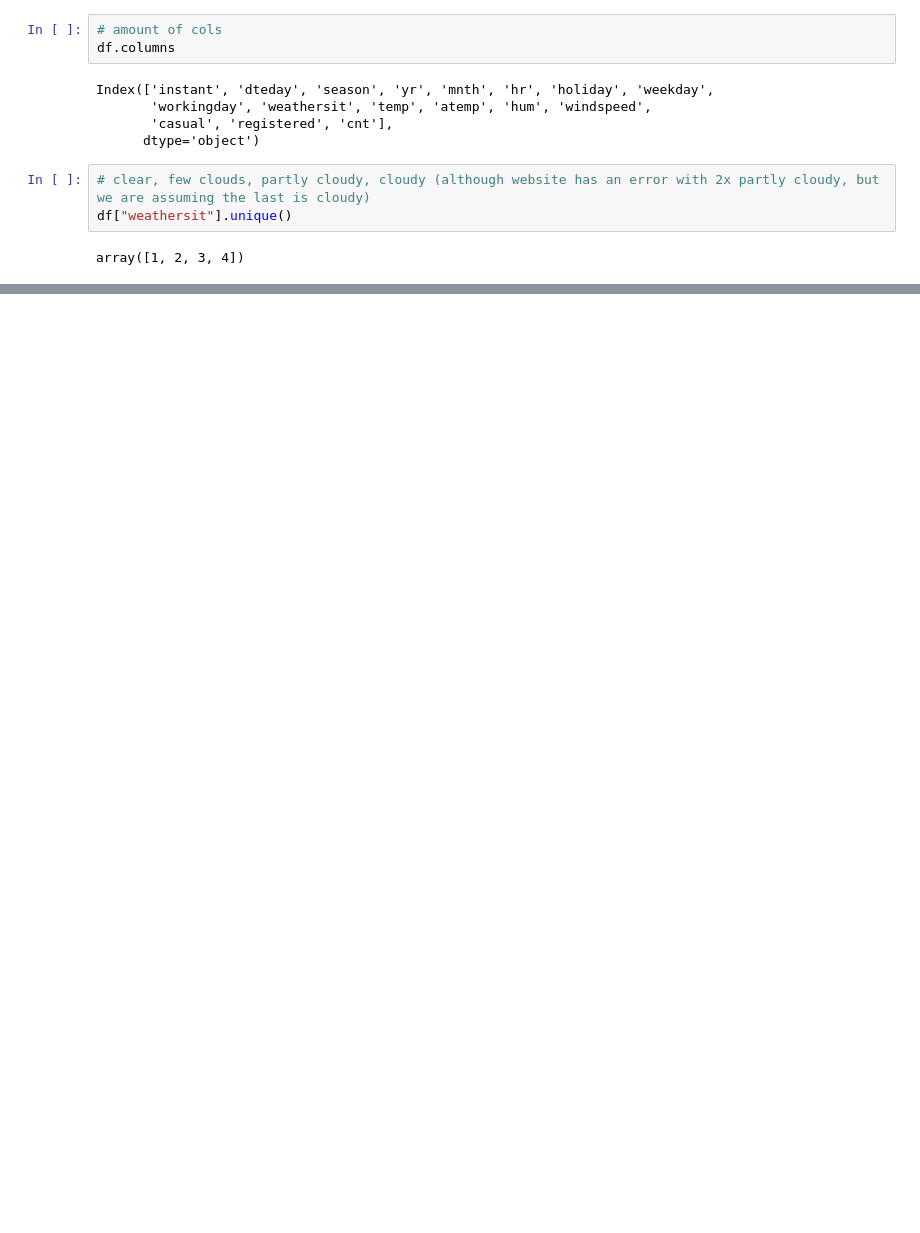
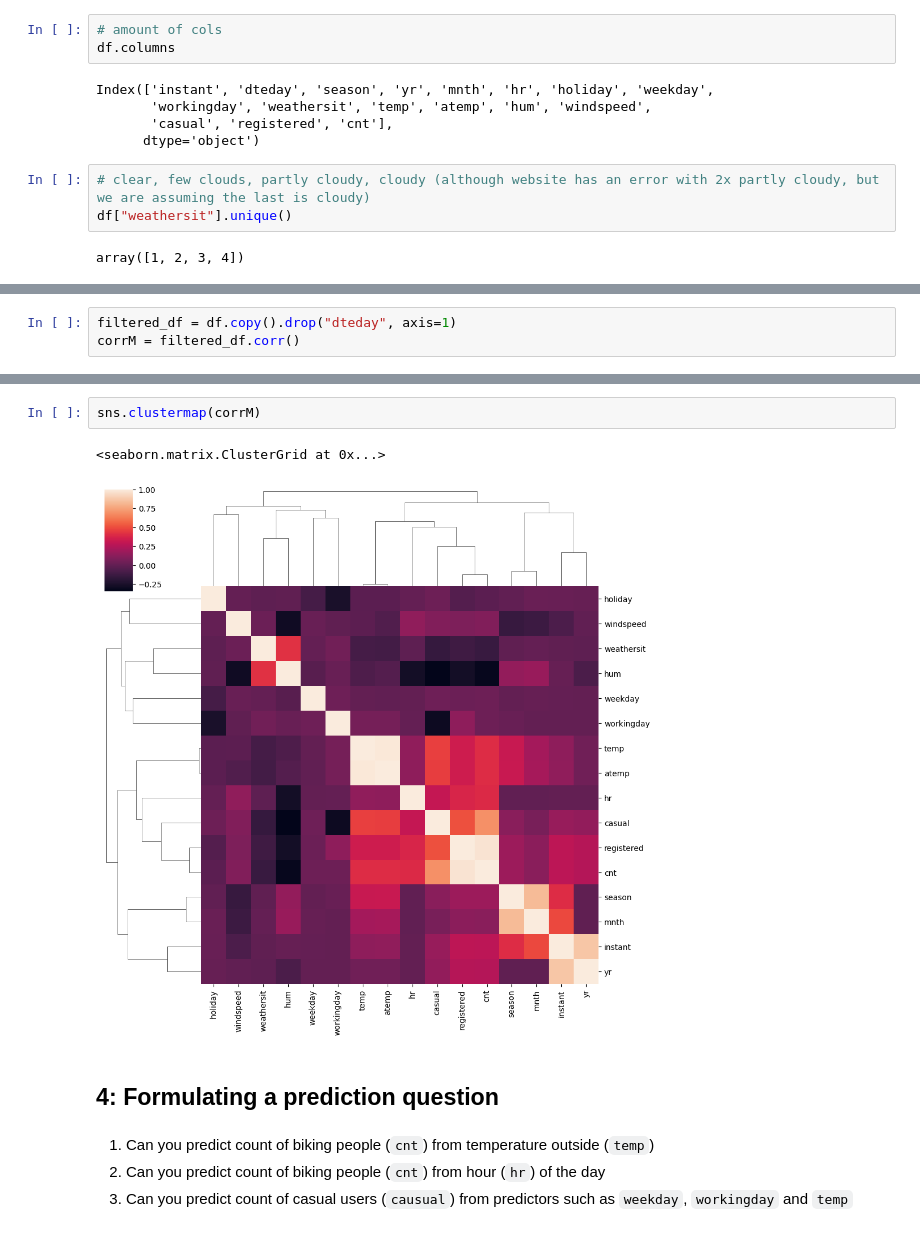
Before and after one commit to MinaAlmasi/DataSci-AU-24, a Jupyter notebook: code_MA/class_01.ipynb, the cells around one changed output, grey strips where cells are left out. Drawn from its saved outputs; the diff is of its cells as text; blank space fills up the shorter version.

```diff
--- a/code_MA/class_01.ipynb
+++ b/code_MA/class_01.ipynb
@@ -83,0 +103,3 @@ array([1, 2, 3, 4])
+# %%
+filtered_df = df.copy().drop("dteday", axis=1)
+corrM = filtered_df.corr()
@@ -83,0 +126,11 @@ array([1, 2, 3, 4])
+# %%
+sns.clustermap(corrM)
+# %% [output]
+<seaborn.matrix.ClusterGrid at 0x...>
+[figure, added]
+# %% [markdown]
+## 4: Formulating a prediction question
+# %% [markdown]
+1. Can you predict count of biking people (`cnt`) from temperature outside (`temp`)
+2. Can you predict count of biking people (`cnt`) from hour (`hr`) of the day
+3. Can you predict count of casual users (`causual`) from predictors such as `weekday`, `workingday` and `temp`
```
Also changed, not shown: parts of 7 cells of this notebook.
